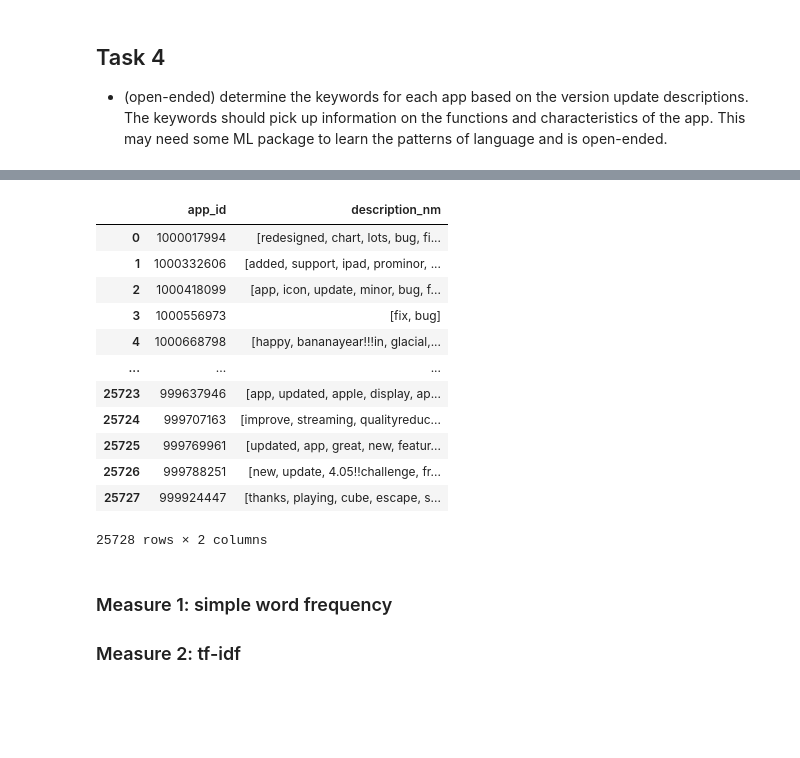
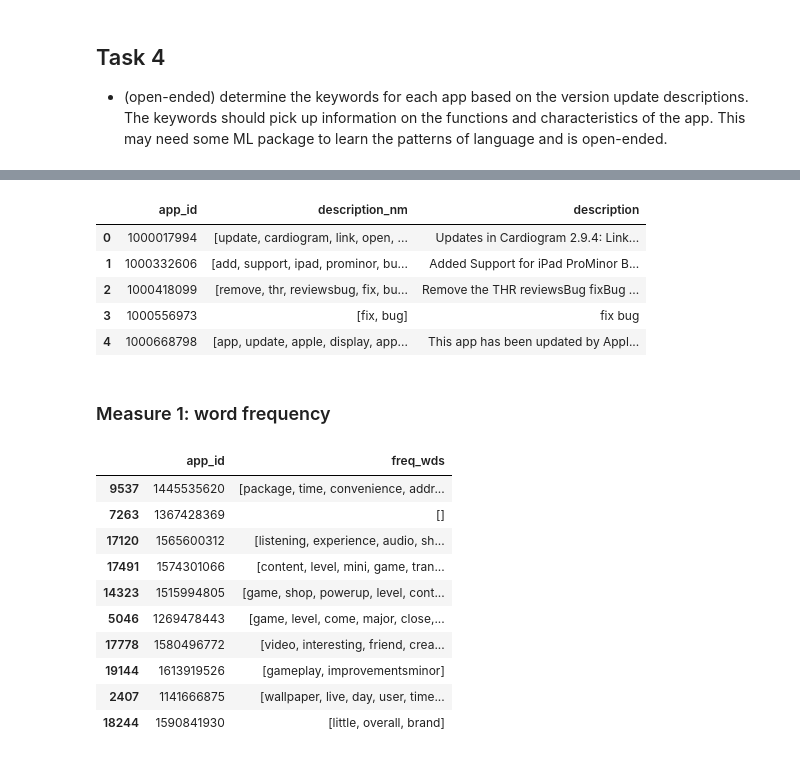
Before and after one commit to YileC928/app-data-privacy-proj, a Jupyter notebook: ios_app_update.ipynb, the cells around one changed output, grey strips where cells are left out. Cells and saved outputs as stored; diff of their text form; code cells hidden in the pictures; blank space fills up the shorter version.

Commit message:
Task 4 word frequency

```diff
--- a/ios_app_update.ipynb
+++ b/ios_app_update.ipynb
@@ -220,3 +240,25 @@ Revisions related to core features of the app tend to be major updates whereas r
 Dictionaries:
 - Feature: 'launch', 'introduce', 'new', 'feature', 'function', 'redesign', 'add'
 - Bug: 'fix', 'bug', 'maintanence', 'performance', 'optimize', 'improvement'
+# %%
+feature_wds = set(['launch', 'introduce', 'new', 'feature', 'function', 'design', 'add', 'core', 'product', 'recommend', 'release'])
+bug_wds = set(['fix', 'bug', 'maintenance', 'performance', 'optimize', 'issue', 'problem', 'outage', 'crash', 'fixed', 'bugfix', 'optimise', 'fixing', 'fixes'])
+# %%
+def feature_score(word_list):
+    total = len(word_list)
+    feature = len([e for e in word_list if e in feature_wds])
+    if total > 0:
+        return feature / total
+    else:
+        return 0
+
+def bug_score(word_list):
+    total = len(word_list)
+    bug = len([e for e in word_list if e in bug_wds])
+    if total > 0:
+        return bug / total
+    else:
+        return 0
+# %%
+ios_df['feature_score'] = ios_df['description_nm'].apply(feature_score)
+ios_df['bug_score'] = ios_df['description_nm'].apply(bug_score)
@@ -225,6 +283,6 @@ Dictionaries:
 - (open-ended) determine the keywords for each app based on the version update descriptions. The keywords should pick up information on the functions and characteristics of the app. This may need some ML package to learn the patterns of language and is open-ended.
 # %%
 %%time
-#first create a new df with app level tokenized&normalized word lists
-ios_by_app = ios_df.groupby('app_id').agg({'description_nm': 'sum'}).reset_index()
+#first create a new df aggregate data to app level with tokenized&normalized word lists
+ios_by_app = ios_df.groupby('app_id').agg({'description_nm': 'sum', 'description': 'sum'}).reset_index()
 # %% [output]
@@ -233,20 +291,11 @@ Wall time: 5.88 s
 # %%
-ios_by_app
+ios_by_app.head()
 # %% [output]
-|  | app_id | description_nm |
-| 0 | 1000017994 | [redesigned, chart, lots, bug, fi... |
-| 1 | 1000332606 | [added, support, ipad, prominor, ... |
-| 2 | 1000418099 | [app, icon, update, minor, bug, f... |
-| 3 | 1000556973 | [fix, bug] |
-| 4 | 1000668798 | [happy, bananayear!!!in, glacial,... |
-| ... | ... | ... |
-| 25723 | 999637946 | [app, updated, apple, display, ap... |
-| 25724 | 999707163 | [improve, streaming, qualityreduc... |
-| 25725 | 999769961 | [updated, app, great, new, featur... |
-| 25726 | 999788251 | [new, update, 4.05!!challenge, fr... |
-| 25727 | 999924447 | [thanks, playing, cube, escape, s... |
+|  | app_id | description_nm | description |
+| 0 | 1000017994 | [update, cardiogram, link, open, ... | Updates in Cardiogram 2.9.4: Link... |
+| 1 | 1000332606 | [add, support, ipad, prominor, bu... | Added Support for iPad ProMinor B... |
+| 2 | 1000418099 | [remove, thr, reviewsbug, fix, bu... | Remove the THR reviewsBug fixBug ... |
+| 3 | 1000556973 | [fix, bug] | fix bug |
+| 4 | 1000668798 | [app, update, apple, display, app... | This app has been updated by Appl... |
-25728 rows × 2 columns
 # %% [markdown]
-### Measure 1: simple word frequency
-
-### Measure 2: tf-idf
+### Measure 1: word frequency
@@ -252,0 +314,14 @@ ios_by_app
+# %%
+ios_by_app[['app_id', 'freq_wds']].sample(10) #take a look, the key words seem to pick up feature-related information well
+# %% [output]
+|  | app_id | freq_wds |
+| 9537 | 1445535620 | [package, time, convenience, addr... |
+| 7263 | 1367428369 | [] |
+| 17120 | 1565600312 | [listening, experience, audio, sh... |
+| 17491 | 1574301066 | [content, level, mini, game, tran... |
+| 14323 | 1515994805 | [game, shop, powerup, level, cont... |
+| 5046 | 1269478443 | [game, level, come, major, close,... |
+| 17778 | 1580496772 | [video, interesting, friend, crea... |
+| 19144 | 1613919526 | [gameplay, improvementsminor] |
+| 2407 | 1141666875 | [wallpaper, live, day, user, time... |
+| 18244 | 1590841930 | [little, overall, brand] |
```
Also changed, not shown: parts of 33 cells of this notebook.
